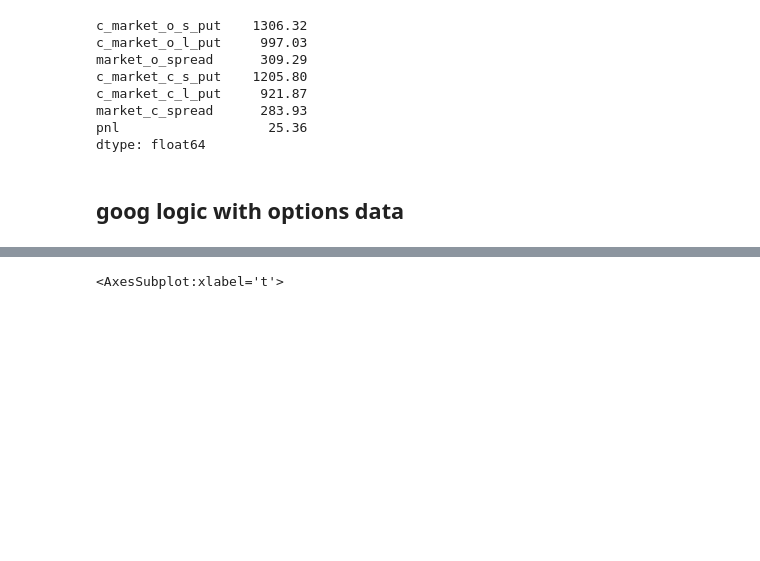
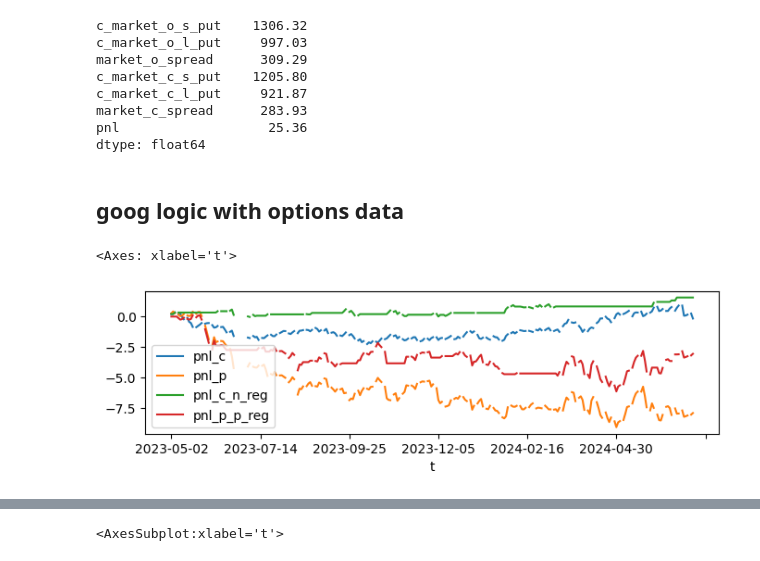
Before and after one commit to sculd/volatility_trading, a Jupyter notebook: sandbox_options.ipynb, the cells around one changed output, grey strips where cells are left out. Saved outputs shown, nothing was run; the diff lists cells and outputs as text; code cells hidden in the pictures; blank space fills up the shorter version.

```diff
--- a/sandbox_options.ipynb
+++ b/sandbox_options.ipynb
@@ -77,0 +89,2 @@ df_spx_otm_options_history = df_spx_call_options_history.join(df_spx_daily_expec
+# %%
+df_goog_atm_vol_history = algo.volatility.get_df_atm_vol_history("GOOG", trading_dates)
@@ -112,0 +146,2 @@ df_goog_otm_call_options_spread_history
+# %%
+df_goog_otm_put_options_spread_history = algo.option_spread.get_df_otm_options_spread_history(df_daily_expectation, df_options_history, "put", trading_dates, tolerance_days=5)
@@ -169,7 +208,8 @@ df_goog["1_mo_avg"] = df_goog["c"].rolling(window=20).mean()
 df_goog["3_mo_avg"] = df_goog["c"].rolling(window=60).mean()
 df_goog['regime'] = df_goog.apply(lambda row: 1 if (row['c'] > row['1_mo_avg']) else -1, axis=1)
 # %%
-df_goog_market_close_history = get_df_market_open_or_close_history_from_intraday_history(df_goog_intraday_history, "close")
+df_goog_market_open_history = data.daily.get_df_market_open_or_close_history_from_intraday_history(df_goog_intraday_history, "open")
+df_goog_market_close_history = data.daily.get_df_market_open_or_close_history_from_intraday_history(df_goog_intraday_history, "close")
 df_goog_market_open_close_history = df_goog_market_open_history.join(df_goog_market_close_history, lsuffix="_open", rsuffix="_close")
 df_goog_market_open_close_history["actual_change"] = df_goog_market_open_close_history.c_close - df_goog_market_open_close_history.c_open
 # %%
@@ -461,7 +501,12 @@ dtype: float64
 df_goog_algo = df_goog_daily_expectation.join(df_goog_otm_call_options_spread_history[["pnl"]].add_suffix("_call")).join(
     df_goog_otm_put_options_spread_history[["pnl"]].add_suffix("_put")
 )
+df_goog_algo['pnl_c'] = df_goog_algo.pnl_call
+df_goog_algo['pnl_p'] = df_goog_algo.pnl_put
 df_goog_algo['pnl_c_n_reg'] = np.where(df_goog_algo.regime < 0, df_goog_algo.pnl_call, 0)
 df_goog_algo['pnl_p_p_reg'] = np.where(df_goog_algo.regime > 0, df_goog_algo.pnl_put, 0)
 # %%
-df_goog_algo[["pnl_c_n_reg", "pnl_p_p_reg"]].cumsum().plot(figsize=(8,2))
+df_goog_algo[["pnl_c", "pnl_p", "pnl_c_n_reg", "pnl_p_p_reg"]].cumsum().plot(figsize=(8,2))
+# %% [output]
+<Axes: xlabel='t'>
+[figure, added]
```
Also changed, not shown: parts of 16 cells of this notebook, 4 other files.
